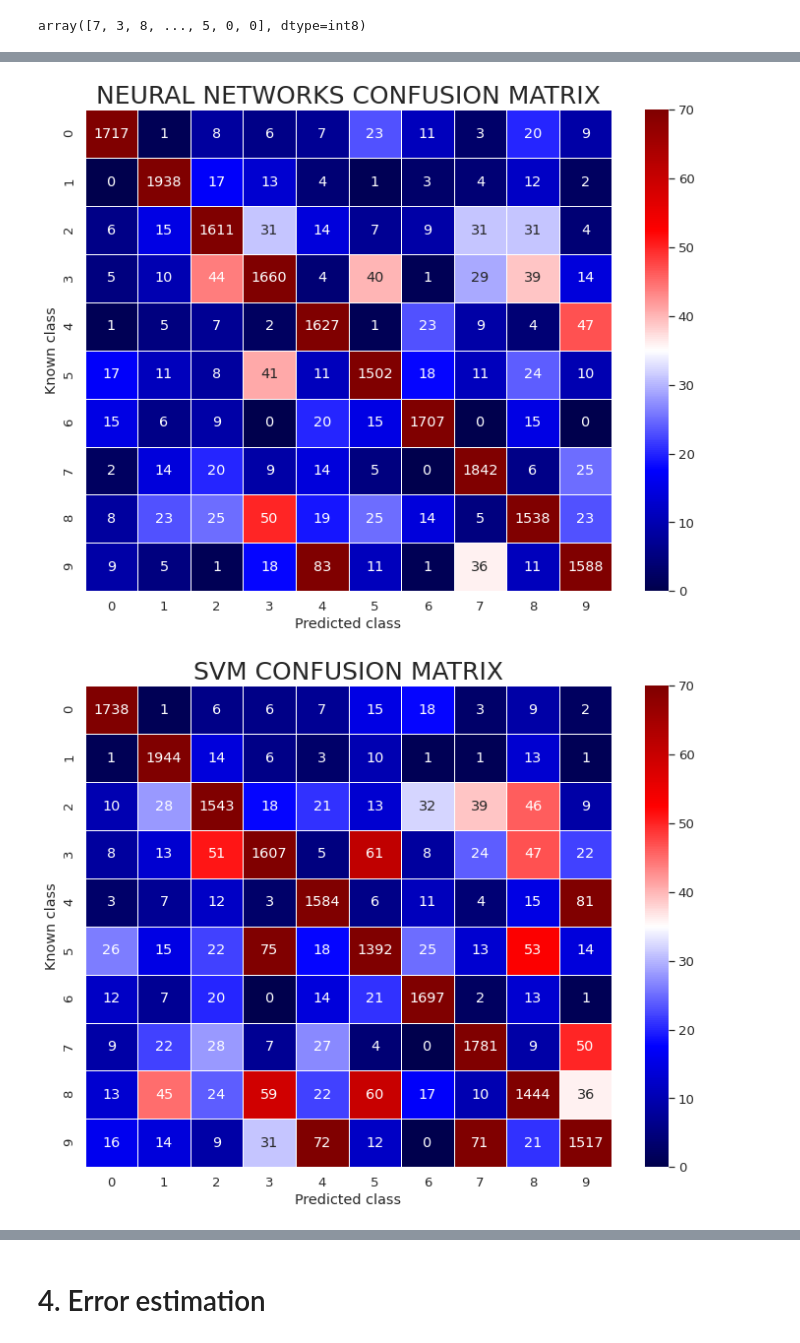
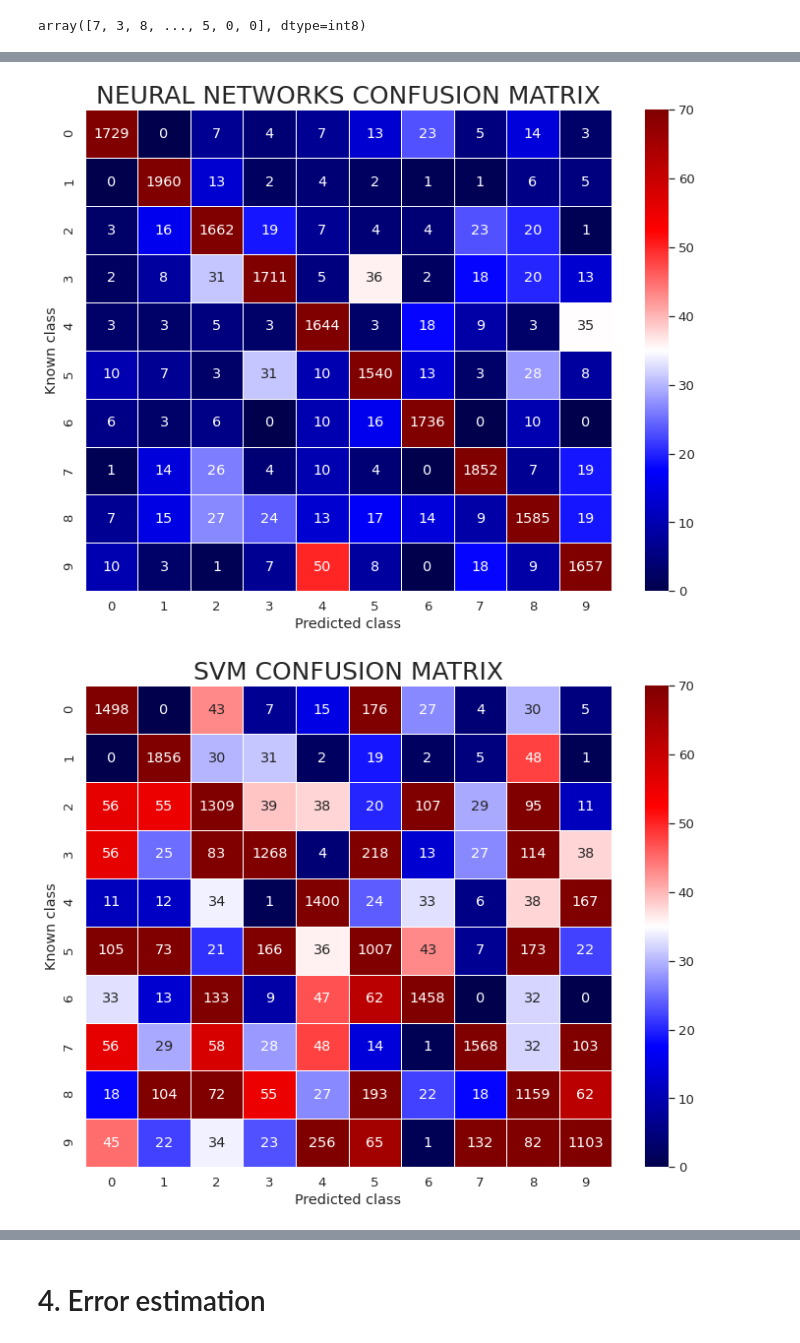
Before and after one commit to Giatroo/MAC0460-EP4, a Jupyter notebook: ep04.ipynb, the cells around one changed output, grey strips where cells are left out. Cells and saved outputs as stored; diff of their text form; code cells hidden in the pictures.

```diff
--- a/ep04.ipynb
+++ b/ep04.ipynb
@@ -209,27 +209,31 @@ Name: class, Length: 18000, dtype: int8
 # %%
 log_reg = LogisticRegression(random_state=RANDOM_SEED, n_jobs=-1)
 nn = MLPClassifier(hidden_layer_sizes=(10,), random_state=RANDOM_SEED)
-svc = LinearSVC()
+svc = SVC(random_state=RANDOM_SEED)
 
 k = 5 # k-fold
 # %%
 log_reg_params = {
-    'C' : np.geomspace(1e-3, 1e3, 7)
+    'C' : np.geomspace(1e-3, 1e0, 4)
 }
 
 nn_params = {
-    'alpha' : np.geomspace(1e-3, 1e3, 7)
+    'alpha' : np.geomspace(1e-3, 1e0, 4),
+    'activation' : ['relu', 'tanh', 'sigmoid'],
+    'hidden_layer_sizes' : [(10,), (5, 5), (20,), (10, 5)]
 }
 
 svc_params = {
-   'C' : np.geomspace(1e-3, 1e3, 7)
+   'C' : np.geomspace(1e-3, 1e0, 4),
+   'kernel' : ['linear', 'poly', 'rbf', 'sigmoid'],
+   'degree' : [1, 2]
 }
 
 log_reg_gs = GridSearchCV(log_reg, log_reg_params, cv=k, scoring='accuracy', n_jobs=5, verbose=3)
 log_reg_gs.fit(d_train.iloc[:, :-1], d_train.iloc[:, -1])
-nn_gs = GridSearchCV(nn, nn_params, cv=k, scoring='accuracy', n_jobs=5, verbose=3)
+nn_gs = RandomizedSearchCV(nn, nn_params, n_iter=1, cv=k, scoring='accuracy', n_jobs=5, verbose=3)
 nn_gs.fit(d_train.iloc[:, :-1], d_train.iloc[:, -1])
-svc_gs = GridSearchCV(svc, svc_params, cv=k, scoring='accuracy', n_jobs=5, verbose=3)
+svc_gs = RandomizedSearchCV(svc, svc_params, n_iter=1, cv=k, scoring='accuracy', n_jobs=5, verbose=3)
 svc_gs.fit(d_train.iloc[:, :-1], d_train.iloc[:, -1])
 # %% [output]
 Fitting 5 folds for each of 7 candidates, totalling 35 fits
@@ -312,13 +349,13 @@ def print_confusion_matrix(y_pred, estimator_name):
     figure = sns.heatmap(confusion_matrix(d_val['class'], y_pred), annot=True, linewidths=0.5, fmt='.0f', cmap='seismic', vmin=0, vmax=70)
     figure.set(ylabel='Known class', xlabel='Predicted class');
 # %%
-print_confusion_matrix(log_reg_predict, 'LOGISTIC REGRESSION')
+print_confusion_matrix(log_reg_predict, 'logistic regression')
 print_confusion_matrix(nn_predict, 'neural networks')
 print_confusion_matrix(svc_predict, 'svm')
 # %% [output]
 [figure]
-[figure, old version]
+[figure, new version]
-[figure, old version]
+[figure, new version]
 # %%
 models = [log_reg_gs, nn_gs, svc_gs]
 chosen_model = log_reg_gs
```
Also changed, not shown: parts of 13 cells of this notebook.
